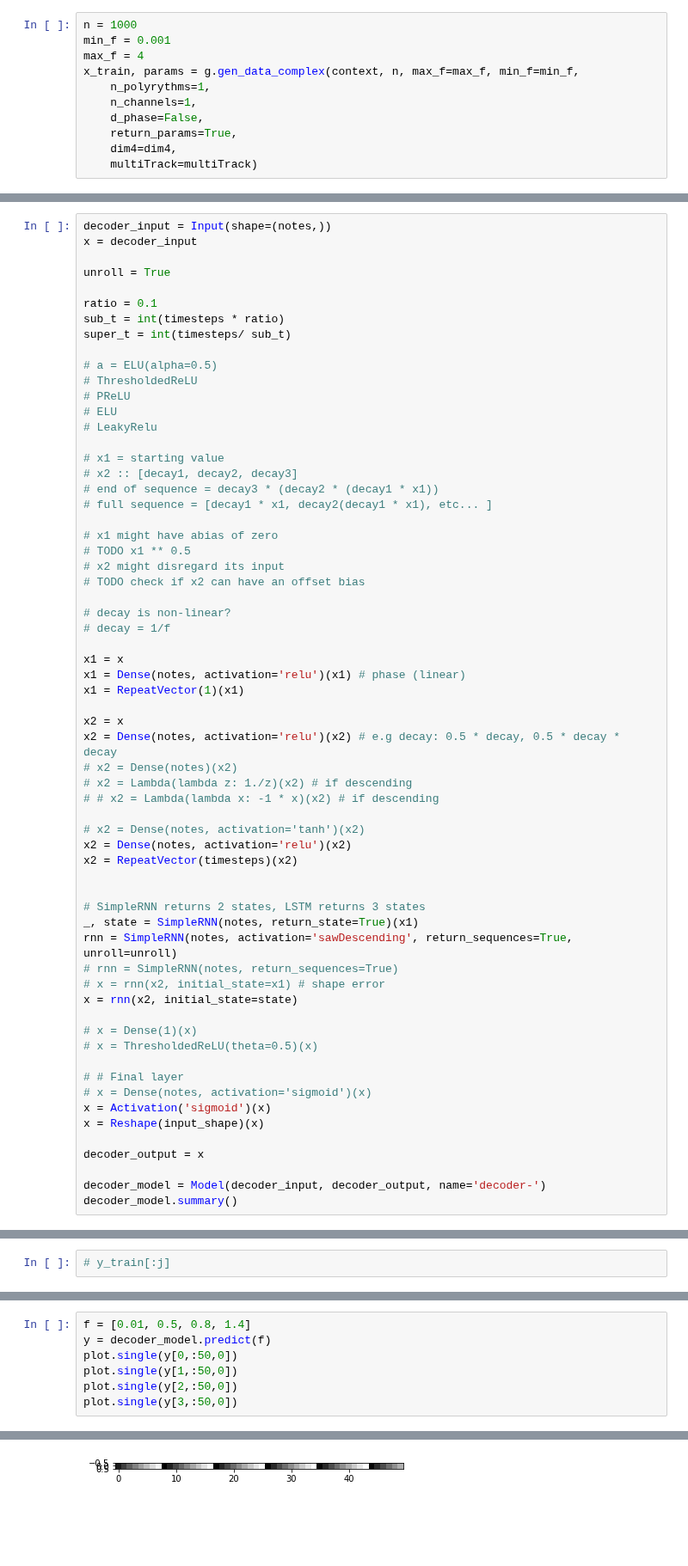
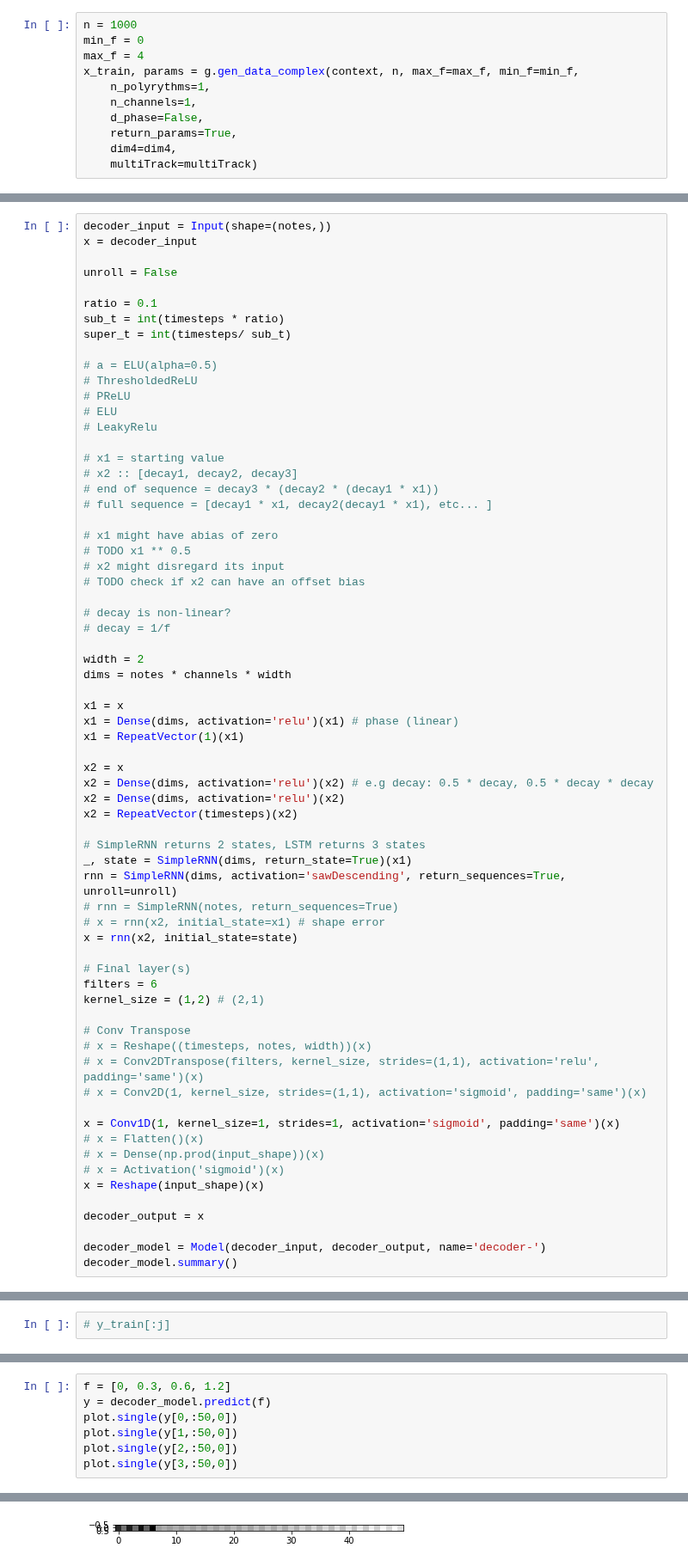
Before and after one commit to voschezang/drum-style-transfer, a Jupyter notebook: src/Experiment-FA-v1c.ipynb, the cells around one changed output, grey strips where cells are left out. Shown at 86% size. Drawn from its saved outputs; the diff is of its cells as text; blank space fills up the shorter version.

```diff
--- a/src/Experiment-FA-v1c.ipynb
+++ b/src/Experiment-FA-v1c.ipynb
@@ -67,6 +67,6 @@ Importing midi-data
 # %%
 n = 1000
-min_f = 0.001
+min_f = 0
 max_f = 4
 x_train, params = g.gen_data_complex(context, n, max_f=max_f, min_f=min_f,
     n_polyrythms=1,
@@ -322,7 +350,7 @@ get_custom_objects().update({'saw': Activation(saw), 'sawDescending': Activation
 decoder_input = Input(shape=(notes,))
 x = decoder_input
 
-unroll = True
+unroll = False
 
 ratio = 0.1
 sub_t = int(timesteps * ratio)
@@ -347,34 +375,38 @@ super_t = int(timesteps/ sub_t)
 # decay is non-linear?
 # decay = 1/f
 
+width = 2
+dims = notes * channels * width
+
 x1 = x
-x1 = Dense(notes, activation='relu')(x1) # phase (linear)
+x1 = Dense(dims, activation='relu')(x1) # phase (linear)
 x1 = RepeatVector(1)(x1)
 
 x2 = x
-x2 = Dense(notes, activation='relu')(x2) # e.g decay: 0.5 * decay, 0.5 * decay * decay
-# x2 = Dense(notes)(x2)
-# x2 = Lambda(lambda z: 1./z)(x2) # if descending
-# # x2 = Lambda(lambda x: -1 * x)(x2) # if descending
-
-# x2 = Dense(notes, activation='tanh')(x2)
-x2 = Dense(notes, activation='relu')(x2)
+x2 = Dense(dims, activation='relu')(x2) # e.g decay: 0.5 * decay, 0.5 * decay * decay
+x2 = Dense(dims, activation='relu')(x2)
 x2 = RepeatVector(timesteps)(x2)
 
-
 # SimpleRNN returns 2 states, LSTM returns 3 states
-_, state = SimpleRNN(notes, return_state=True)(x1)
-rnn = SimpleRNN(notes, activation='sawDescending', return_sequences=True, unroll=unroll)
+_, state = SimpleRNN(dims, return_state=True)(x1)
+rnn = SimpleRNN(dims, activation='sawDescending', return_sequences=True, unroll=unroll)
 # rnn = SimpleRNN(notes, return_sequences=True)
 # x = rnn(x2, initial_state=x1) # shape error
 x = rnn(x2, initial_state=state)
 
-# x = Dense(1)(x)
-# x = ThresholdedReLU(theta=0.5)(x)
+# Final layer(s)
+filters = 6
+kernel_size = (1,2) # (2,1)
 
-# # Final layer
-# x = Dense(notes, activation='sigmoid')(x)
-x = Activation('sigmoid')(x)
+# Conv Transpose
+# x = Reshape((timesteps, notes, width))(x)
+# x = Conv2DTranspose(filters, kernel_size, strides=(1,1), activation='relu', padding='same')(x)
+# x = Conv2D(1, kernel_size, strides=(1,1), activation='sigmoid', padding='same')(x)
+
+x = Conv1D(1, kernel_size=1, strides=1, activation='sigmoid', padding='same')(x)
+# x = Flatten()(x)
+# x = Dense(np.prod(input_shape))(x)
+# x = Activation('sigmoid')(x)
 x = Reshape(input_shape)(x)
 
 decoder_output = x
@@ -505,11 +537,11 @@ array([0.7444838 , 0.73133816])
 # %%
-f = [0.01, 0.5, 0.8, 1.4]
+f = [0, 0.3, 0.6, 1.2]
 y = decoder_model.predict(f)
 plot.single(y[0,:50,0])
 plot.single(y[1,:50,0])
 plot.single(y[2,:50,0])
 plot.single(y[3,:50,0])
 # %% [output]
 m (50, 1)
-[figure, old version]
+[figure, new version]
 m (50, 1)
```
Also changed, not shown: parts of 36 cells of this notebook, 2 other files.
